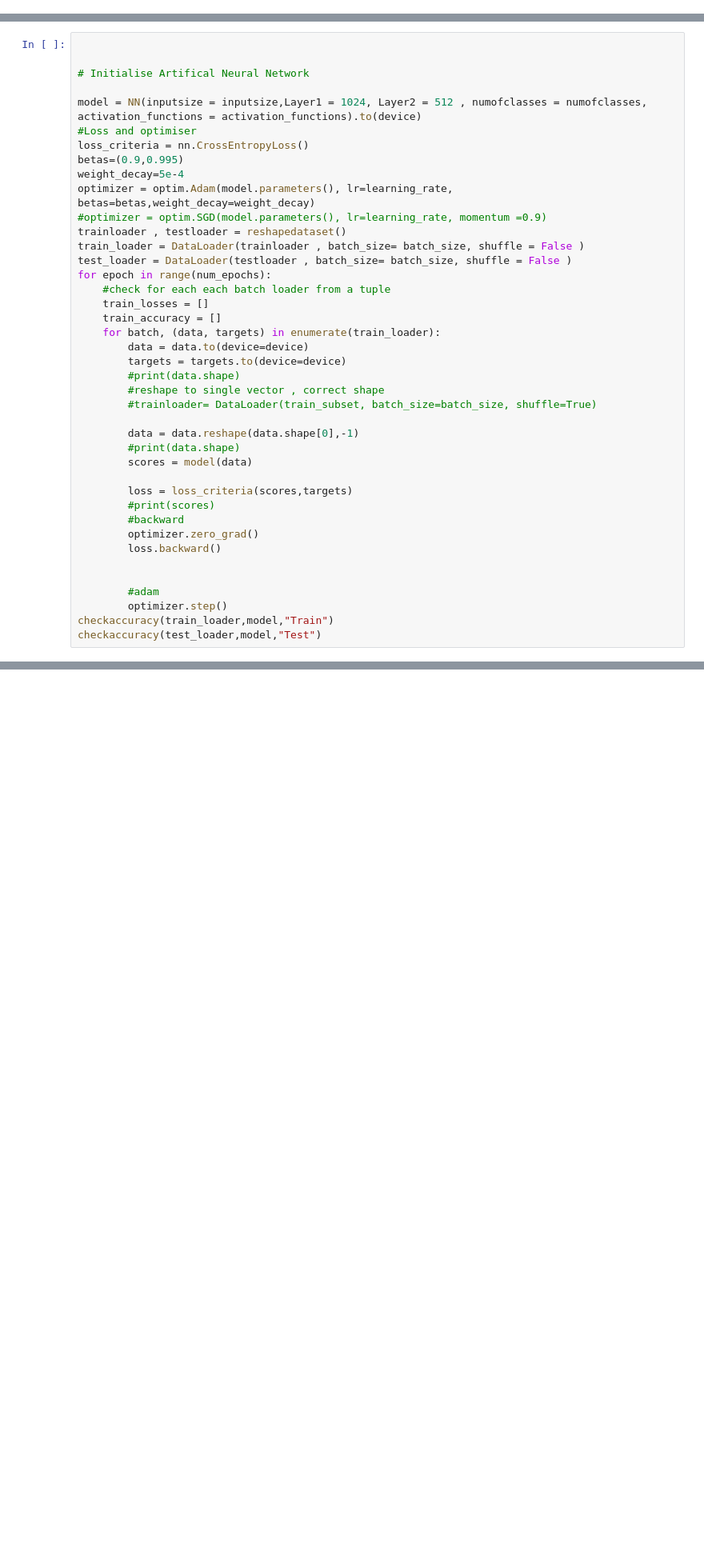
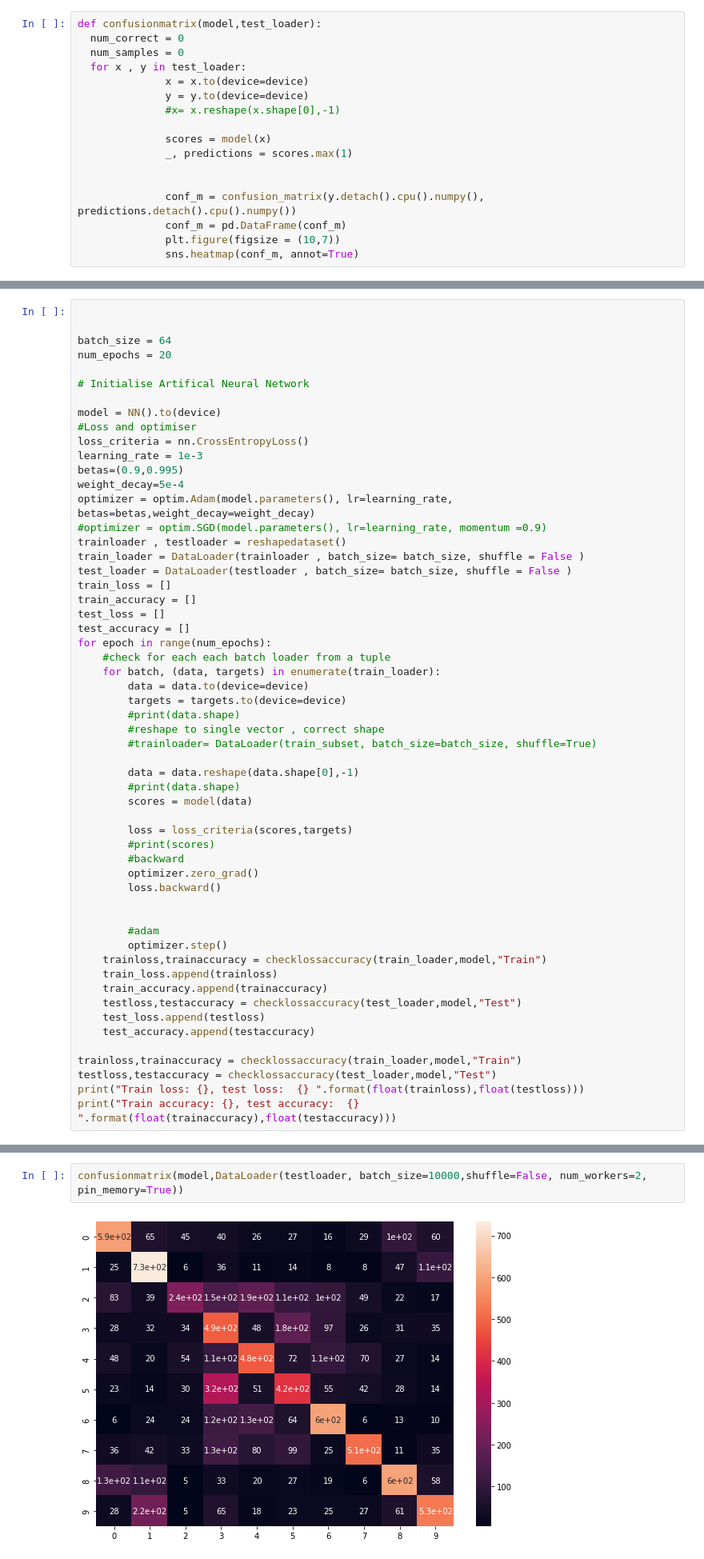
Before and after one commit to RachanaBhankur/IN3063-INM702-Mathematics-and-Programming-for-AI, a Jupyter notebook: Task4 (1).ipynb, the cells around one changed output, grey strips where cells are left out. Shown at 80% size. Drawn from its saved outputs; the diff is of its cells as text; blank space fills up the shorter version.

```diff
--- a/Task4 (1).ipynb
+++ b/Task4 (1).ipynb
@@ -128,0 +155,17 @@ def checkaccuracy(loader, model,nameofdataset):
+# %%
+def confusionmatrix(model,test_loader):
+  num_correct = 0
+  num_samples = 0
+  for x , y in test_loader:
+              x = x.to(device=device)
+              y = y.to(device=device)
+              #x= x.reshape(x.shape[0],-1)
+
+              scores = model(x)
+              _, predictions = scores.max(1)
+
+
+              conf_m = confusion_matrix(y.detach().cpu().numpy(), predictions.detach().cpu().numpy())
+              conf_m = pd.DataFrame(conf_m)
+              plt.figure(figsize = (10,7))
+              sns.heatmap(conf_m, annot=True)
@@ -137,11 +201,15 @@ Dataloader takes full advantage of our custom dataset class that inherits Datase
 # %%
 
 
+batch_size = 64
+num_epochs = 20
+
 # Initialise Artifical Neural Network
 
-model = NN(inputsize = inputsize,Layer1 = 1024, Layer2 = 512 , numofclasses = numofclasses, activation_functions = activation_functions).to(device)
+model = NN().to(device)
 #Loss and optimiser
 loss_criteria = nn.CrossEntropyLoss()
+learning_rate = 1e-3
 betas=(0.9,0.995)
 weight_decay=5e-4
 optimizer = optim.Adam(model.parameters(), lr=learning_rate, betas=betas,weight_decay=weight_decay)
@@ -149,10 +217,12 @@ optimizer = optim.Adam(model.parameters(), lr=learning_rate, betas=betas,weight_
 trainloader , testloader = reshapedataset()
 train_loader = DataLoader(trainloader , batch_size= batch_size, shuffle = False )
 test_loader = DataLoader(testloader , batch_size= batch_size, shuffle = False )
+train_loss = []
+train_accuracy = []
+test_loss = []
+test_accuracy = []
 for epoch in range(num_epochs):
     #check for each each batch loader from a tuple
-    train_losses = []
-    train_accuracy = []
     for batch, (data, targets) in enumerate(train_loader):
         data = data.to(device=device)
         targets = targets.to(device=device)
@@ -173,8 +243,17 @@ for epoch in range(num_epochs):
 
         #adam
         optimizer.step()
-checkaccuracy(train_loader,model,"Train")
-checkaccuracy(test_loader,model,"Test")
+    trainloss,trainaccuracy = checklossaccuracy(train_loader,model,"Train")
+    train_loss.append(trainloss)
+    train_accuracy.append(trainaccuracy)
+    testloss,testaccuracy = checklossaccuracy(test_loader,model,"Test")
+    test_loss.append(testloss)
+    test_accuracy.append(testaccuracy)
+
+trainloss,trainaccuracy = checklossaccuracy(train_loader,model,"Train")
+testloss,testaccuracy = checklossaccuracy(test_loader,model,"Test")
+print("Train loss: {}, test loss:  {} ".format(float(trainloss),float(testloss)))
+print("Train accuracy: {}, test accuracy:  {} ".format(float(trainaccuracy),float(testaccuracy)))
 # %% [output]
 Files already downloaded and verified
 Files already downloaded and verified
@@ -182,0 +262,4 @@ Got0.5169000029563904 with accuracy 51.690000000000005 Test
+# %%
+confusionmatrix(model,DataLoader(testloader, batch_size=10000,shuffle=False, num_workers=2, pin_memory=True))
+# %% [output]
+[figure, added]
```
Also changed, not shown: parts of 34 cells of this notebook.
